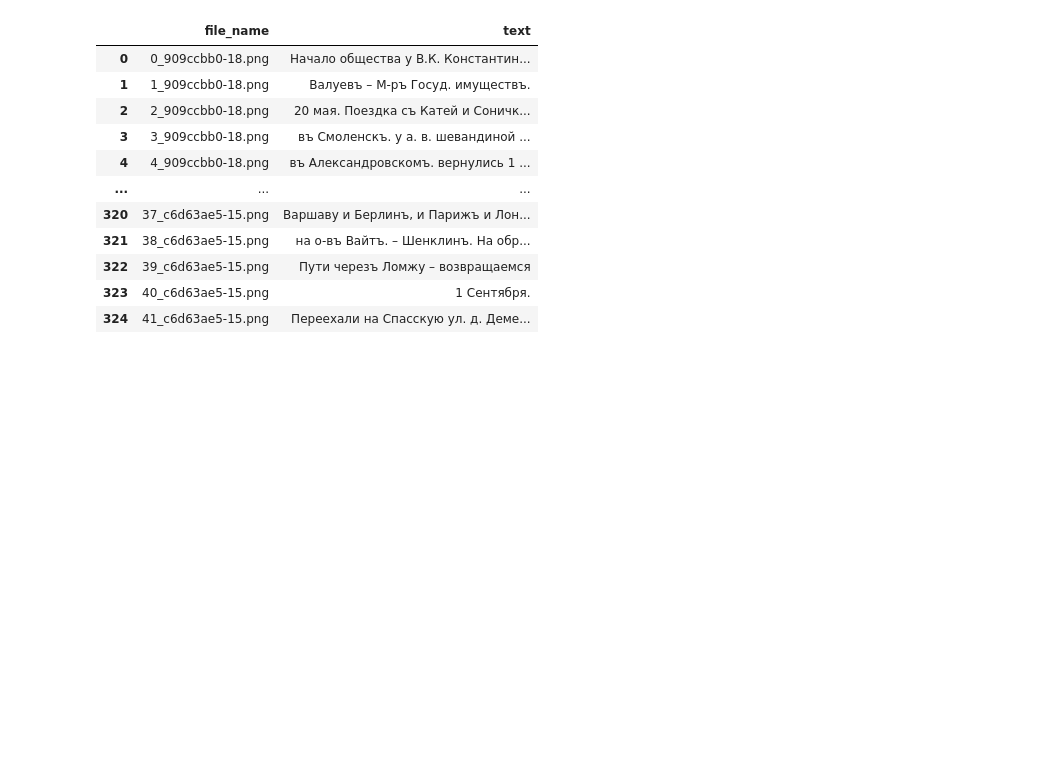
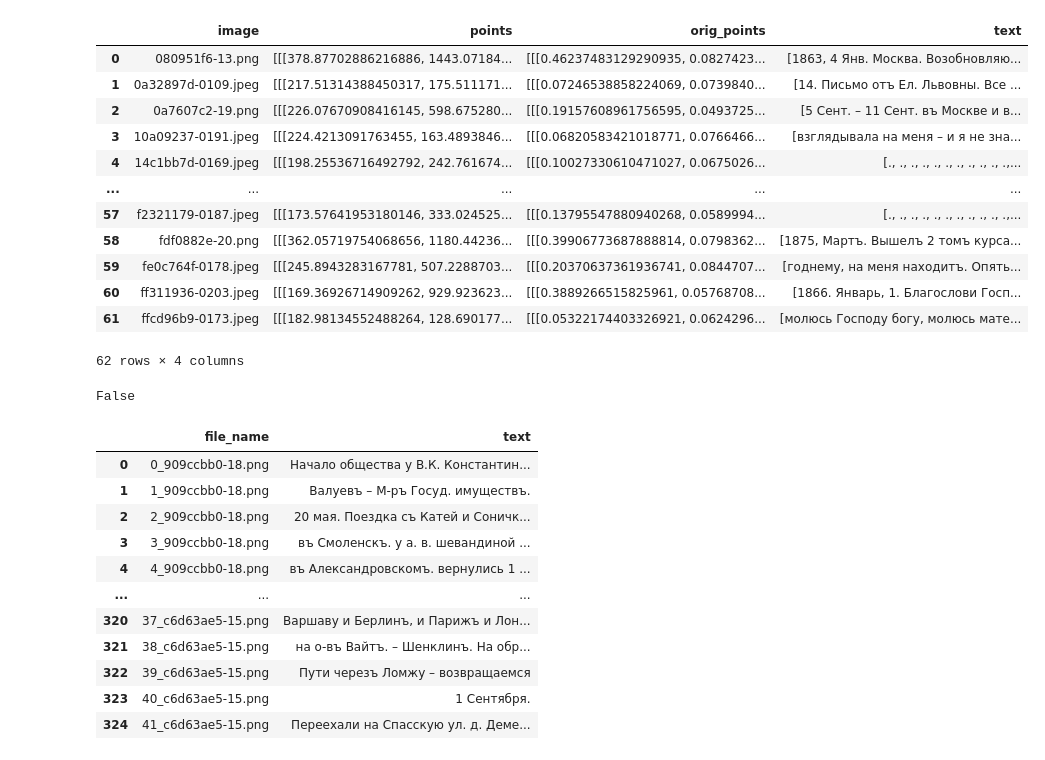
Before and after one commit to Akhmetov-VA/HTR-historical, a Jupyter notebook: notebooks/6 SEGMENTER TEST/1 Data prepare.ipynb, the cells around one changed output. Cells and saved outputs as stored; diff of their text form; code cells hidden in the pictures; blank space fills up the shorter version.

```diff
--- a/notebooks/6 SEGMENTER TEST/1 Data prepare.ipynb
+++ b/notebooks/6 SEGMENTER TEST/1 Data prepare.ipynb
@@ -250,3 +507,23 @@ for data_images, (images_data_dir, labels_data_dir), recognizer_images_path, csv
+# %%
+yolo_data
+# %% [output]
+|  | image | points | orig_points | text |
+| 0 | 080951f6-13.png | [[[378.87702886216886, 1443.07184... | [[[0.46237483129290935, 0.0827423... | [1863, 4 Янв. Москва. Возобновляю... |
+| 1 | 0a32897d-0109.jpeg | [[[217.51314388450317, 175.511171... | [[[0.07246538858224069, 0.0739840... | [14. Письмо отъ Ел. Львовны. Все ... |
+| 2 | 0a7607c2-19.png | [[[226.07670908416145, 598.675280... | [[[0.19157608961756595, 0.0493725... | [5 Сент. – 11 Сент. въ Москве и в... |
+| 3 | 10a09237-0191.jpeg | [[[224.4213091763455, 163.4893846... | [[[0.06820583421018771, 0.0766466... | [взглядывала на меня – и я не зна... |
+| 4 | 14c1bb7d-0169.jpeg | [[[198.25536716492792, 242.761674... | [[[0.10027330610471027, 0.0675026... | [., ., ., ., ., ., ., ., ., ., .,... |
+| ... | ... | ... | ... | ... |
+| 57 | f2321179-0187.jpeg | [[[173.57641953180146, 333.024525... | [[[0.13795547880940268, 0.0589994... | [., ., ., ., ., ., ., ., ., ., .,... |
+| 58 | fdf0882e-20.png | [[[362.05719754068656, 1180.44236... | [[[0.39906773687888814, 0.0798362... | [1875, Мартъ. Вышелъ 2 томъ курса... |
+| 59 | fe0c764f-0178.jpeg | [[[245.8943283167781, 507.2288703... | [[[0.20370637361936741, 0.0844707... | [годнему, на меня находитъ. Опять... |
+| 60 | ff311936-0203.jpeg | [[[169.36926714909262, 929.923623... | [[[0.3889266515825961, 0.05768708... | [1866. Январь, 1. Благослови Госп... |
+| 61 | ffcd96b9-0173.jpeg | [[[182.98134552488264, 128.690177... | [[[0.05322174403326921, 0.0624296... | [молюсь Господу богу, молюсь мате... |
+62 rows × 4 columns
+# %%
+skip_ocr
+# %% [output]
+False
 # %%
 ocr_data
 # %% [output]
```
Also changed, not shown: parts of 13 cells of this notebook, 12 other files.
